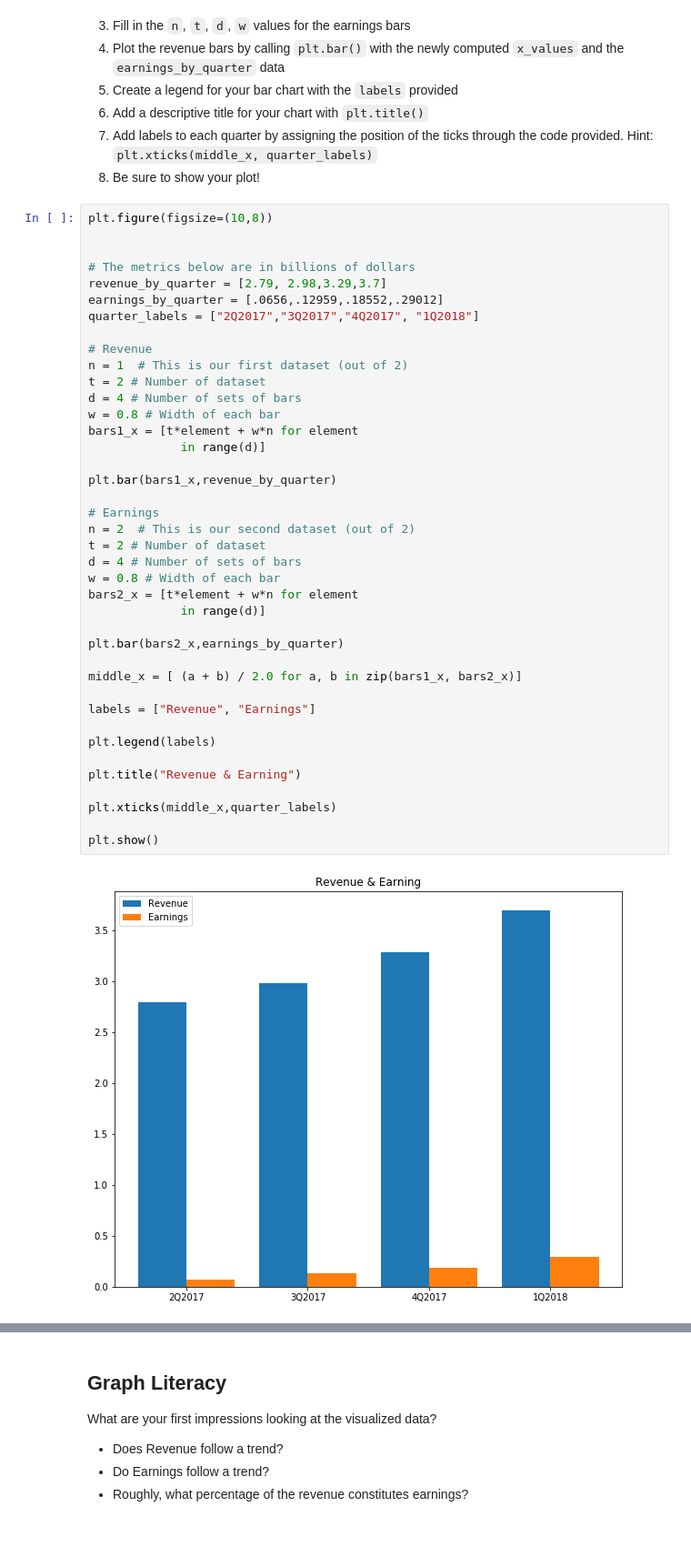
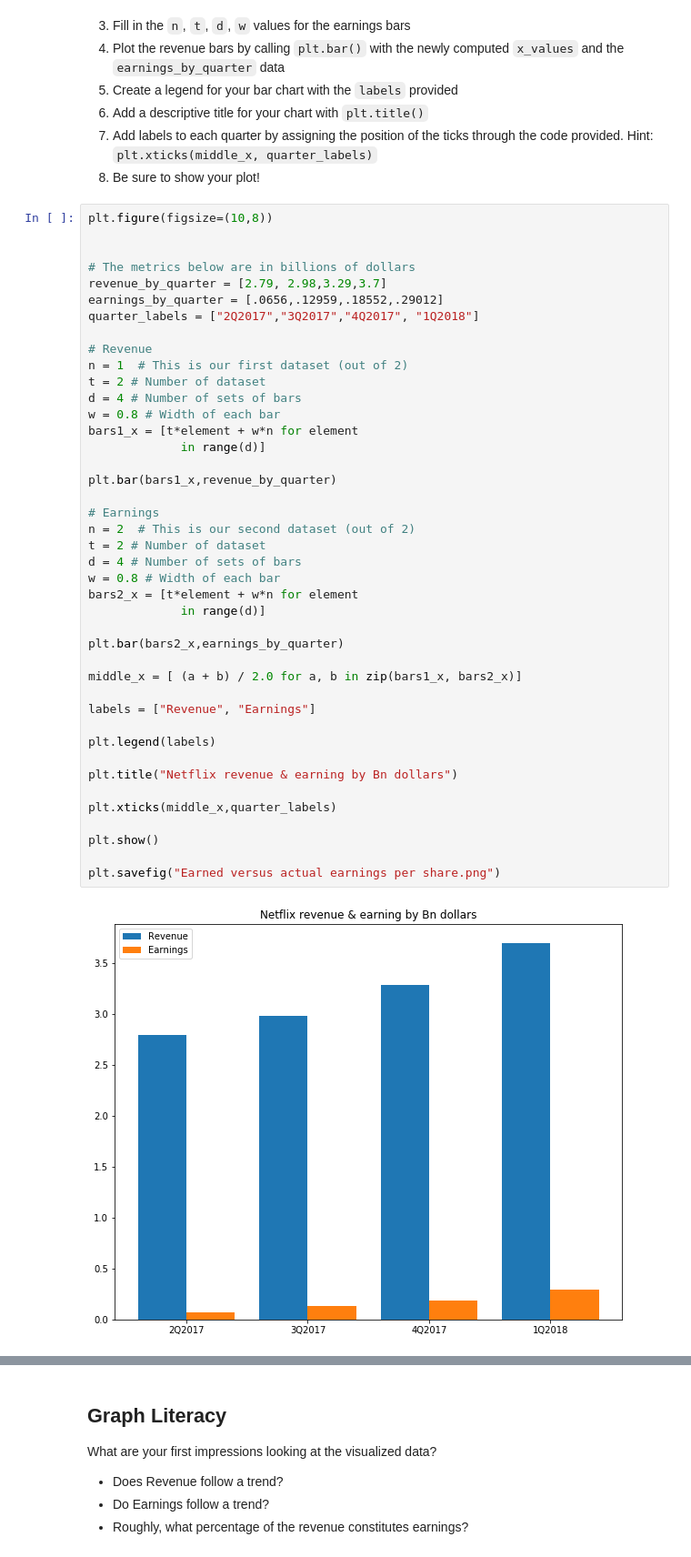
Before and after one commit to twenfy/NetflixData, a Jupyter notebook: netflix_visualizations.ipynb, the cells around one changed output, grey strips where cells are left out. Shown: that part at 91% size. Saved outputs shown, nothing was run; the diff lists cells and outputs as text.

```diff
--- a/netflix_visualizations.ipynb
+++ b/netflix_visualizations.ipynb
@@ -334,32 +348,34 @@ quarter_labels = ["2Q2017","3Q2017","4Q2017", "1Q2018"]
 n = 1  # This is our first dataset (out of 2)
 t = 2 # Number of dataset
 d = 4 # Number of sets of bars
 w = 0.8 # Width of each bar
 bars1_x = [t*element + w*n for element
              in range(d)]
 
 plt.bar(bars1_x,revenue_by_quarter)
 
 # Earnings
 n = 2  # This is our second dataset (out of 2)
 t = 2 # Number of dataset
 d = 4 # Number of sets of bars
 w = 0.8 # Width of each bar
 bars2_x = [t*element + w*n for element
              in range(d)]
 
 plt.bar(bars2_x,earnings_by_quarter)
 
 middle_x = [ (a + b) / 2.0 for a, b in zip(bars1_x, bars2_x)]
 
 labels = ["Revenue", "Earnings"]
 
 plt.legend(labels)
 
-plt.title("Revenue & Earning")
+plt.title("Netflix revenue & earning by Bn dollars")
 
 plt.xticks(middle_x,quarter_labels)
 
 plt.show()
+
+plt.savefig("Earned versus actual earnings per share.png")
 # %% [output]
-[figure, old version]
+[figure, new version]
```
Also changed, not shown: parts of 11 cells of this notebook.
